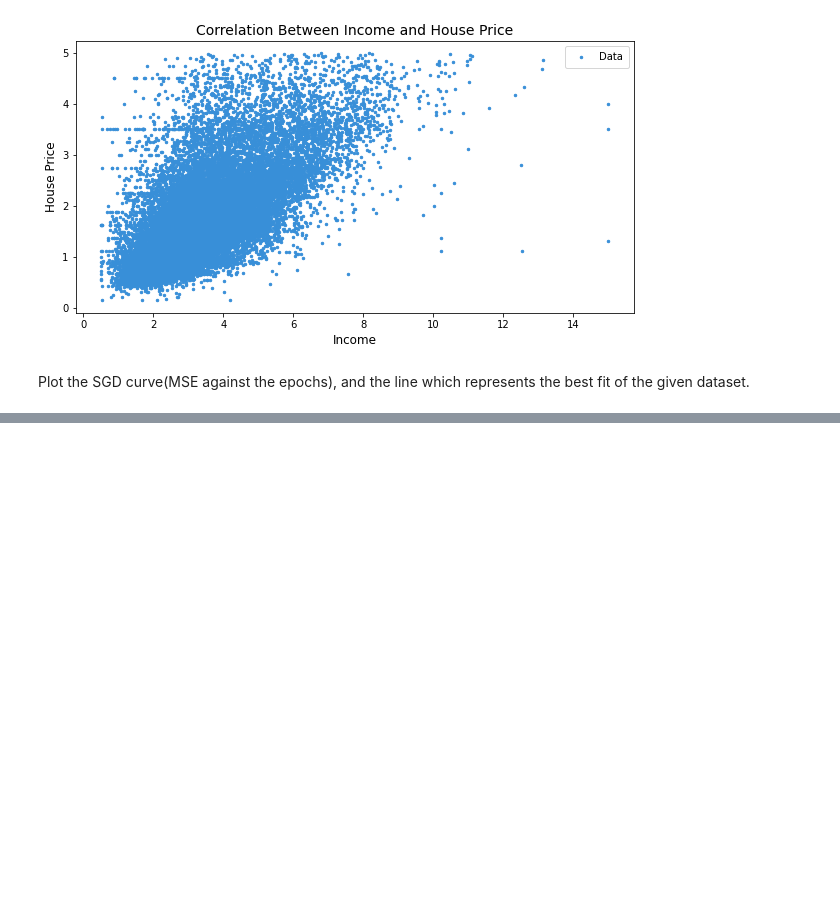
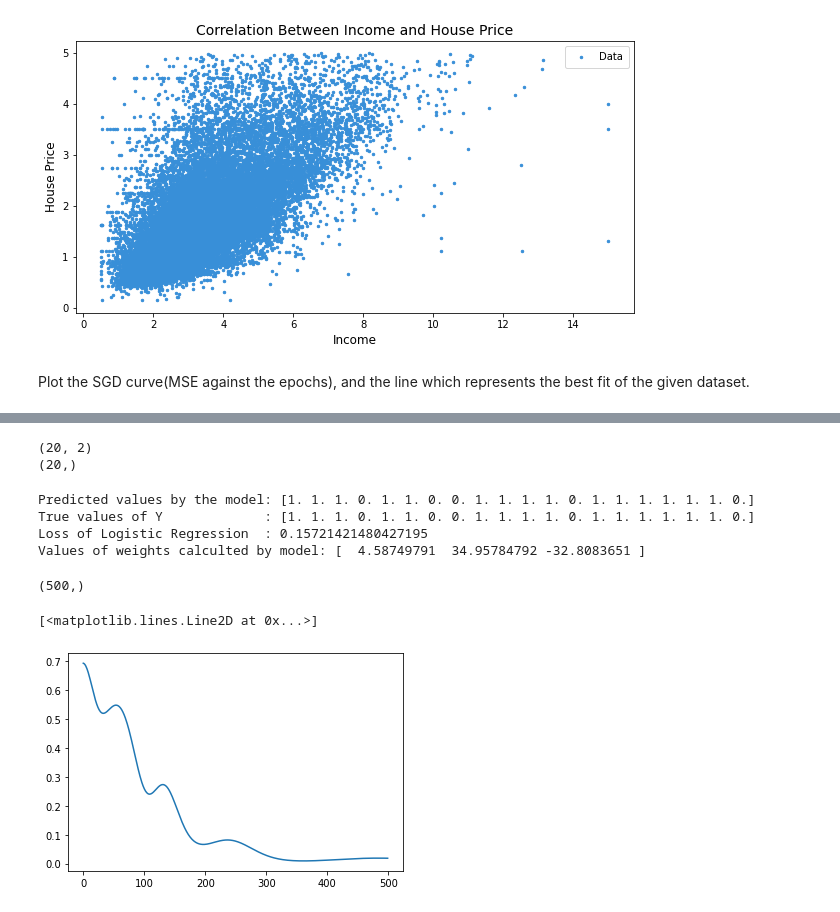
Before and after one commit to sethhardik/SHALA2020, a Jupyter notebook: Assignment_ML_4.ipynb, the cells around one changed output, grey strips where cells are left out. Cells and saved outputs as stored; diff of their text form; code cells hidden in the pictures; blank space fills up the shorter version.

```diff
--- a/Assignment_ML_4.ipynb
+++ b/Assignment_ML_4.ipynb
@@ -194,4 +145,3 @@ def svm_function(x, y, epoch, l_rate):
 data = np.asarray(data)
 X = data[:,:2]
 Y = data[:,2]
-w = svm_function(X, Y, 10000, 1)
@@ -249,0 +148,6 @@ plt.legend()
+# %%
+print(X.shape)
+print(Y.shape)
+# %% [output]
+(20, 2)
+(20,)
@@ -249,0 +178,37 @@ plt.legend()
+# %%
+w,loss = LogisticRegression(X,Y)
+# %%
+Xtest = np.zeros((X.shape[0],X.shape[1]+1))
+Xtest[:,1:] = X[:,:2]
+Xtest[:,0] += 1.0
+
+
+loss = np.array(loss)
+y_pred = Xtest.dot(w)
+y_l = []
+
+for i in y_pred:
+  if i<0.5:
+    y_l.append(0.)
+  else:
+    y_l.append(1.)
+y_l = np.array(y_l)
+
+print("Predicted values by the model:",y_l)
+print("True values of Y             :",Y)
+print("Loss of Logistic Regression  :",loss.mean())
+print("Values of weights calculted by model:",w)
+# %% [output]
+Predicted values by the model: [1. 1. 1. 0. 1. 1. 0. 0. 1. 1. 1. 1. 0. 1. 1. 1. 1. 1. 1. 0.]
+True values of Y             : [1. 1. 1. 0. 1. 1. 0. 0. 1. 1. 1. 1. 0. 1. 1. 1. 1. 1. 1. 0.]
+Loss of Logistic Regression  : 0.15721421480427195
+Values of weights calculted by model: [  4.58749791  34.95784792 -32.8083651 ]
+# %%
+print(loss.shape)
+# %% [output]
+(500,)
+# %%
+plt.plot(loss)
+# %% [output]
+[<matplotlib.lines.Line2D at 0x...>]
+[figure, added]
```
Also changed, not shown: parts of 16 cells of this notebook.
